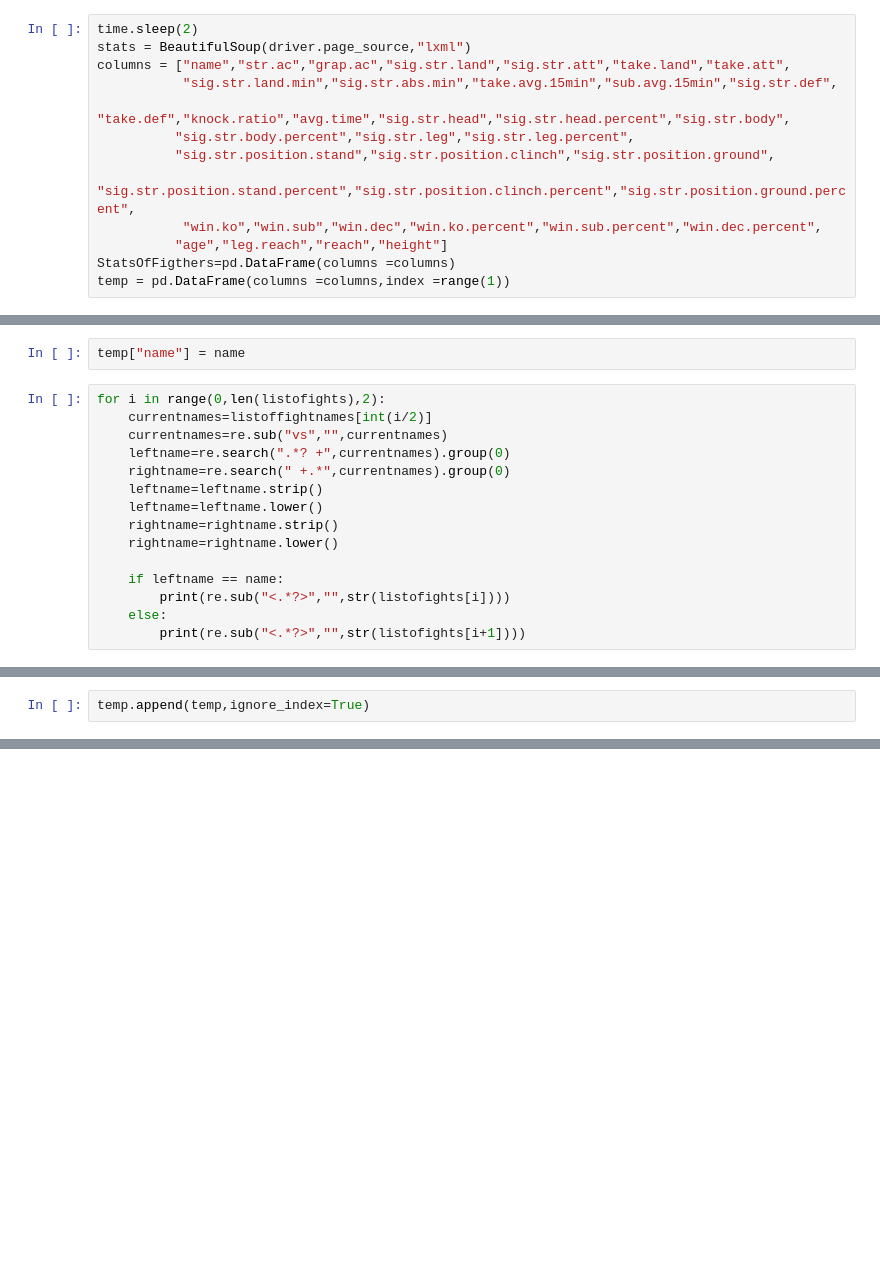
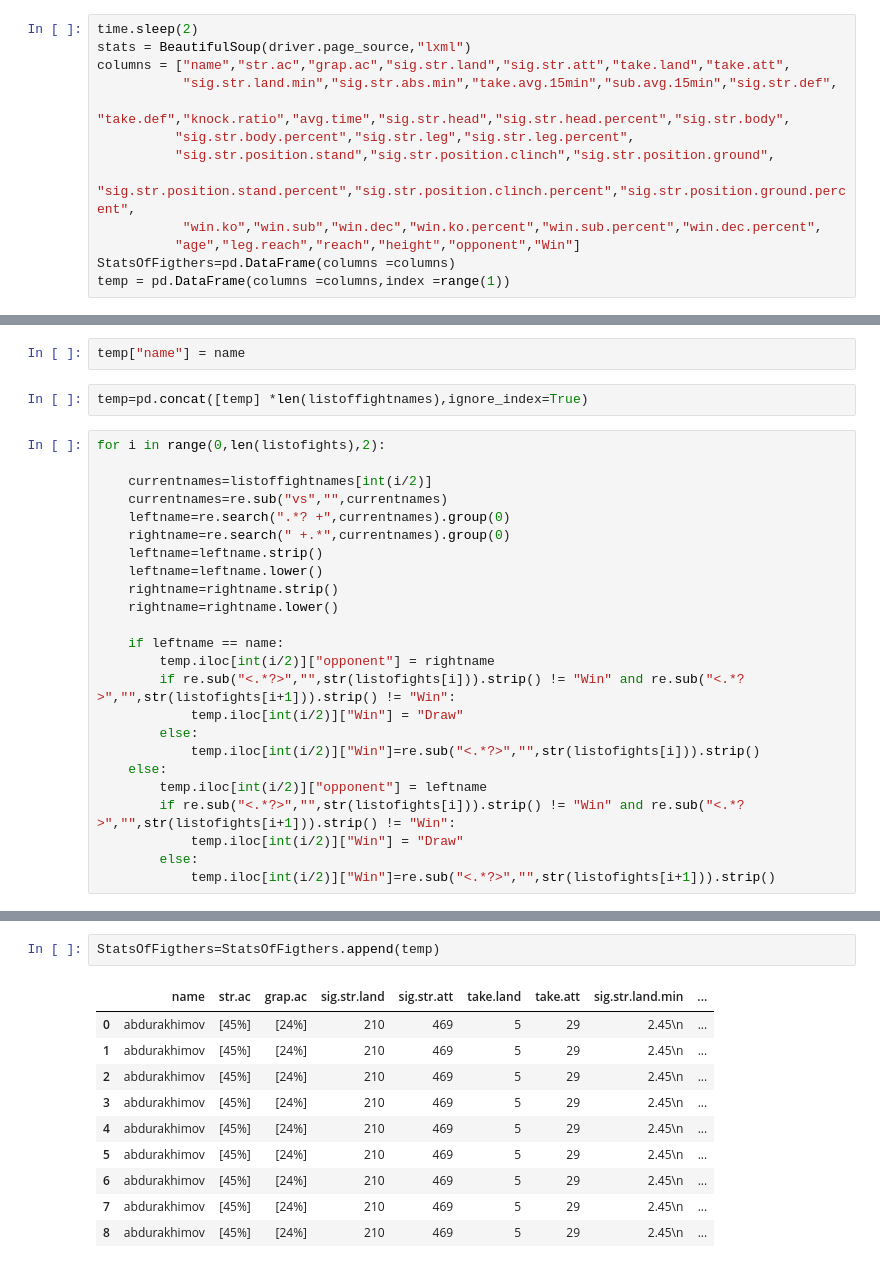
Before and after one commit to baljor3/UFC-Prediction-Model, a Jupyter notebook: UFC.ipynb, the cells around one changed output, grey strips where cells are left out. Cells and saved outputs as stored; diff of their text form; blank space fills up the shorter version.

```diff
--- a/UFC.ipynb
+++ b/UFC.ipynb
@@ -69,7 +81,7 @@ columns = ["name","str.ac","grap.ac","sig.str.land","sig.str.att","take.land","t
           "sig.str.position.stand","sig.str.position.clinch","sig.str.position.ground",
           "sig.str.position.stand.percent","sig.str.position.clinch.percent","sig.str.position.ground.percent",
            "win.ko","win.sub","win.dec","win.ko.percent","win.sub.percent","win.dec.percent",
-          "age","leg.reach","reach","height"]
+          "age","leg.reach","reach","height","opponent","Win"]
 StatsOfFigthers=pd.DataFrame(columns =columns)
 temp = pd.DataFrame(columns =columns,index =range(1))
 # %%
@@ -194,8 +206,11 @@ name=name.strip()
 name=name.lower()
 # %%
 temp["name"] = name
+# %%
+temp=pd.concat([temp] *len(listoffightnames),ignore_index=True)
 # %%
 for i in range(0,len(listofights),2):
+
     currentnames=listoffightnames[int(i/2)]
     currentnames=re.sub("vs","",currentnames)
     leftname=re.search(".*? +",currentnames).group(0)
@@ -206,6 +221,14 @@ for i in range(0,len(listofights),2):
     rightname=rightname.lower()
 
     if leftname == name:
-        print(re.sub("<.*?>","",str(listofights[i])))
+        temp.iloc[int(i/2)]["opponent"] = rightname
+        if re.sub("<.*?>","",str(listofights[i])).strip() != "Win" and re.sub("<.*?>","",str(listofights[i+1])).strip() != "Win":
+            temp.iloc[int(i/2)]["Win"] = "Draw"
+        else:
+            temp.iloc[int(i/2)]["Win"]=re.sub("<.*?>","",str(listofights[i])).strip()
     else:
-        print(re.sub("<.*?>","",str(listofights[i+1])))
+        temp.iloc[int(i/2)]["opponent"] = leftname
+        if re.sub("<.*?>","",str(listofights[i])).strip() != "Win" and re.sub("<.*?>","",str(listofights[i+1])).strip() != "Win":
+            temp.iloc[int(i/2)]["Win"] = "Draw"
+        else:
+            temp.iloc[int(i/2)]["Win"]=re.sub("<.*?>","",str(listofights[i+1])).strip()
@@ -230,2 +234,0 @@ for i in range(0,len(listofights),2):
-# %%
-temp.append(temp,ignore_index=True)
@@ -239,0 +249,13 @@ temp
+# %%
+StatsOfFigthers=StatsOfFigthers.append(temp)
+# %% [output]
+|  | name | str.ac | grap.ac | sig.str.land | sig.str.att | take.land | take.att | sig.str.land.min | ... |
+| 0 | abdurakhimov | [45%] | [24%] | 210 | 469 | 5 | 29 | 2.45\n | ... |
+| 1 | abdurakhimov | [45%] | [24%] | 210 | 469 | 5 | 29 | 2.45\n | ... |
+| 2 | abdurakhimov | [45%] | [24%] | 210 | 469 | 5 | 29 | 2.45\n | ... |
+| 3 | abdurakhimov | [45%] | [24%] | 210 | 469 | 5 | 29 | 2.45\n | ... |
+| 4 | abdurakhimov | [45%] | [24%] | 210 | 469 | 5 | 29 | 2.45\n | ... |
+| 5 | abdurakhimov | [45%] | [24%] | 210 | 469 | 5 | 29 | 2.45\n | ... |
+| 6 | abdurakhimov | [45%] | [24%] | 210 | 469 | 5 | 29 | 2.45\n | ... |
+| 7 | abdurakhimov | [45%] | [24%] | 210 | 469 | 5 | 29 | 2.45\n | ... |
+| 8 | abdurakhimov | [45%] | [24%] | 210 | 469 | 5 | 29 | 2.45\n | ... |
```
Also changed, not shown: parts of 20 cells of this notebook, 1 other file.
